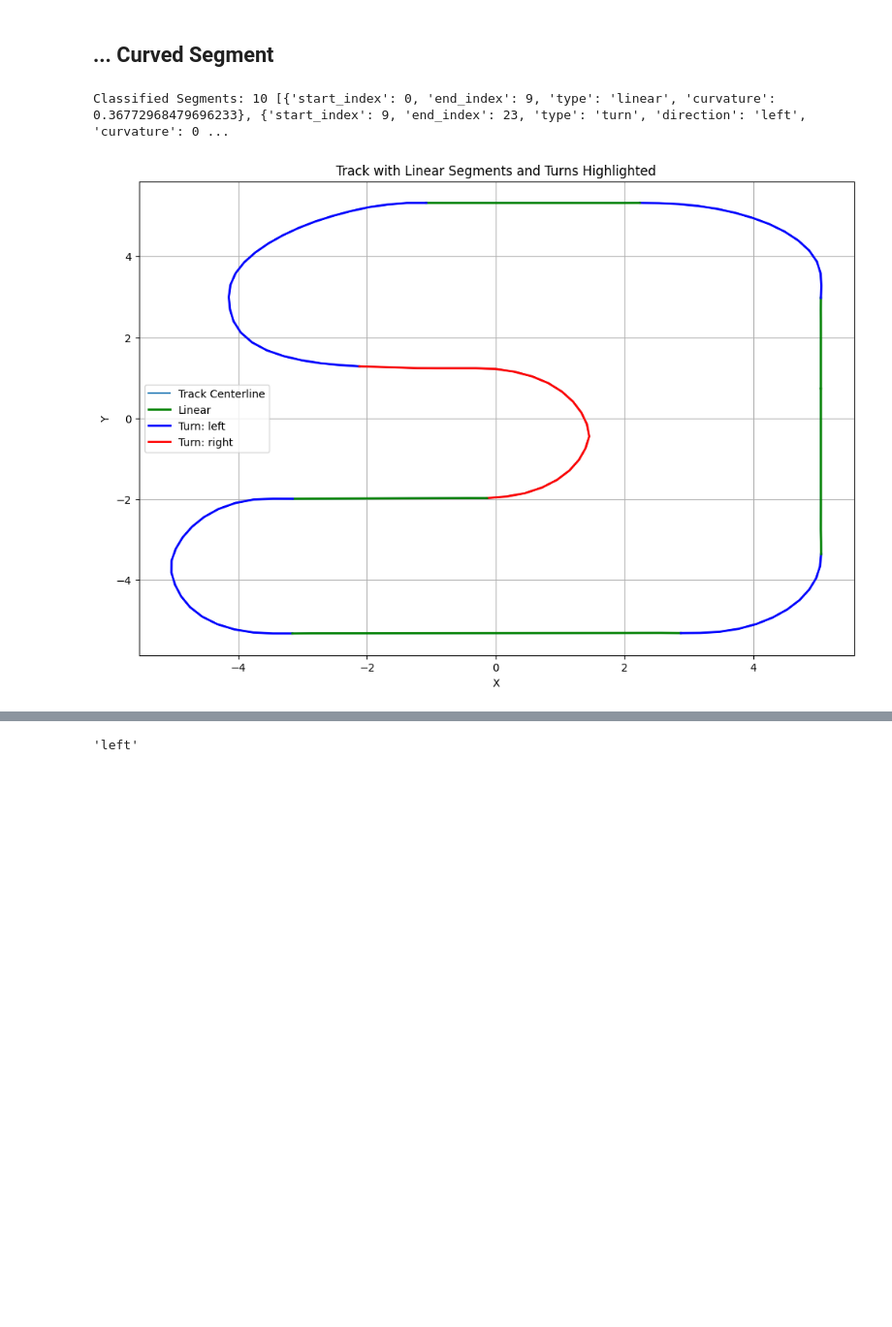
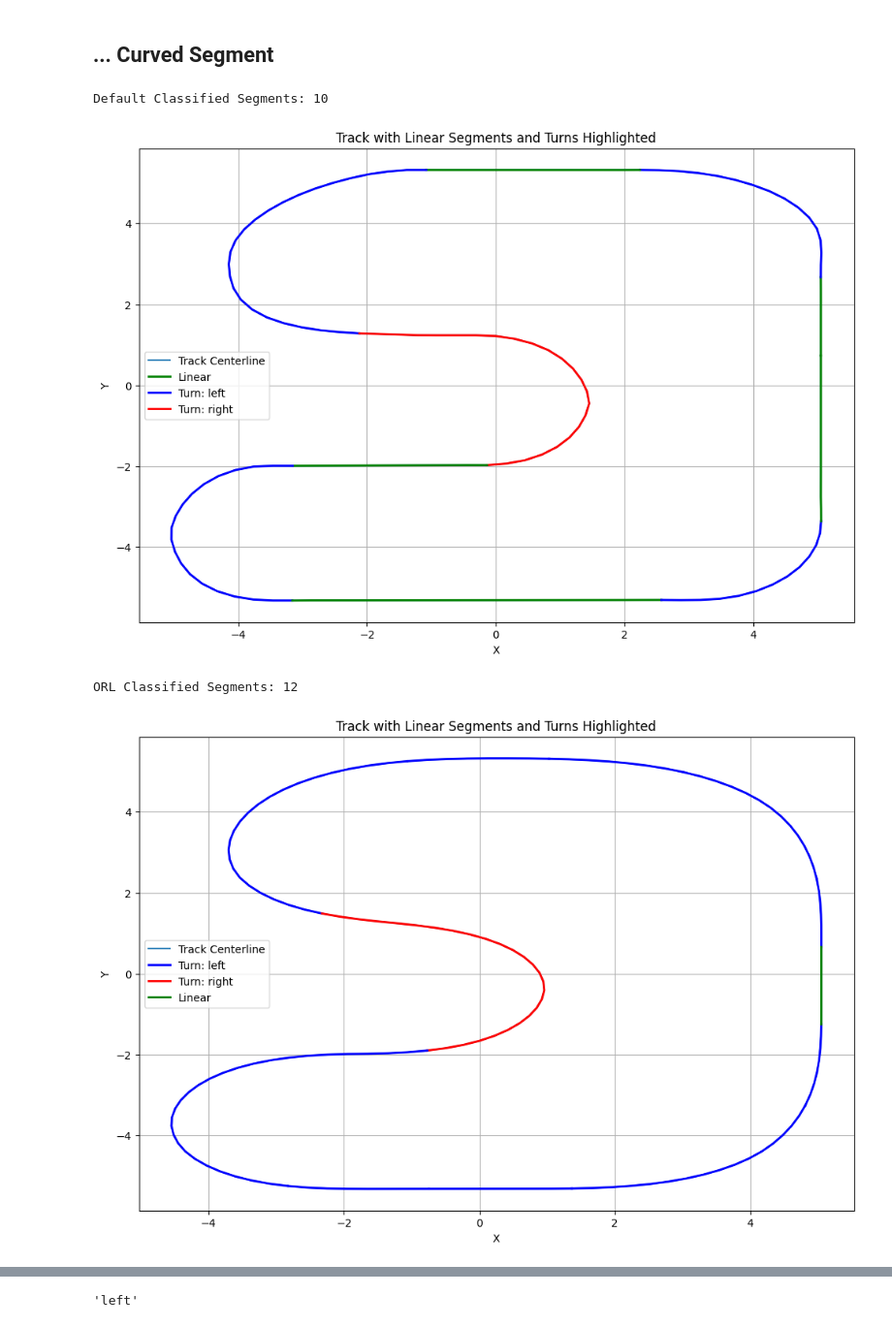
Before and after one commit to scscodes/dr2024, a Jupyter notebook: resources/TrackAnalysis.ipynb, the cells around one changed output, grey strips where cells are left out. Shown at 97% size. Drawn from its saved outputs; the diff is of its cells as text; code cells hidden in the pictures; blank space fills up the shorter version.

```diff
--- a/resources/TrackAnalysis.ipynb
+++ b/resources/TrackAnalysis.ipynb
@@ -20,6 +20,7 @@ TRACK_WIDTH = 0.76
 TRACK_REDUCTION = 0.15
 
 # AWS parameters
+orl_points = np.load(f'../resources/racelines/2022_may_open_ccw-5000-8-2024-09-05-204654.npy')
 waypoints = np.load(f'../resources/tracks/{TRACK_NAME}.npy')
 closest_waypoints = [60, 61]  # mocked
 # %%
@@ -336,7 +337,7 @@ plot_segments_on_track(center_line, p_points, u_points, closest_waypoints)
 # %% [markdown]
 ## ... Curved Segment
 # %%
-def identify_segments(points, linear_threshold=0.1, turn_threshold=0.3, min_linear_points=4, is_ccw=False):
+def identify_segments(points, linear_threshold=0.1, turn_threshold=0.3, min_linear_points=4, is_ccw=True):
     """
     Identify linear segments and turns in the track centerline
     Returns:
@@ -385,7 +386,7 @@ def identify_segments(points, linear_threshold=0.1, turn_threshold=0.3, min_line
                 segment_type = 'turn'
         elif curvature <= linear_threshold and segment_type == 'turn':
             if i - start_index >= min_linear_points:
-                turn_direction = determine_turn_direction(points[start_index-1], points[start_index], points[i], is_ccw)
+                turn_direction = determine_turn_direction(points[start_index-1], points[start_index], points[i], is_ccw=is_ccw)
                 segments.append({
                     'start_index': start_index,
                     'end_index': i-1,
@@ -446,15 +447,23 @@ def plot_segments(points, segments):
     plt.title('Track with Linear Segments and Turns Highlighted')
     plt.grid(True)
     plt.show()
-
-# Using the center_line from the provided waypoints
-center_line = waypoints[:,0:2]
-
-# Identify and plot the segments
-classified_segments = identify_segments(center_line, linear_threshold=0.1, turn_threshold=0.3, min_linear_points=8, is_ccw=True)
-print('Classified Segments:', len(classified_segments), classified_segments)
-
-plot_segments(center_line, classified_segments)
-# %% [output]
-Classified Segments: 10 [{'start_index': 0, 'end_index': 9, 'type': 'linear', 'curvature': 0.36772968479696233}, {'start_index': 9, 'end_index': 23, 'type': 'turn', 'direction': 'left', 'curvature': 0 ...
-[figure, removed]
+# %%
+# Identify and plot the segments
+classified_segments = identify_segments(center_line, linear_threshold=0.1, turn_threshold=0.1, min_linear_points=8, is_ccw=True)
+print('Default Classified Segments:', len(classified_segments))
+plot_segments(center_line, classified_segments)
+
+# classified_segments2 = identify_segments(center_line, linear_threshold=0.1, turn_threshold=0.025, min_linear_points=8, is_ccw=True)
+# print('Classified Segments:', len(classified_segments2))
+# plot_segments(center_line, classified_segments2)
+
+orl_classified_segments = identify_segments(orl_points, linear_threshold=0.5, turn_threshold=0.001, min_linear_points=8, is_ccw=True)
+print('ORL Classified Segments:', len(orl_classified_segments))
+plot_segments(orl_points, orl_classified_segments)
+print(orl_classified_segments)
+# print(orl_classified_segments.pop())
+# %% [output]
+Default Classified Segments: 10
+[figure, added]
+ORL Classified Segments: 12
+[figure, added]
```
Also changed, not shown: parts of 1 cell of this notebook, 2 other files.
